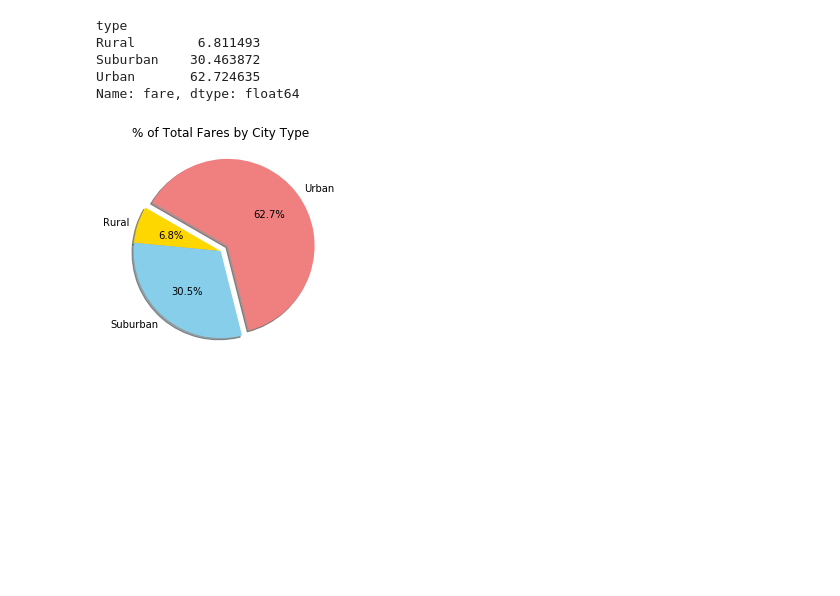
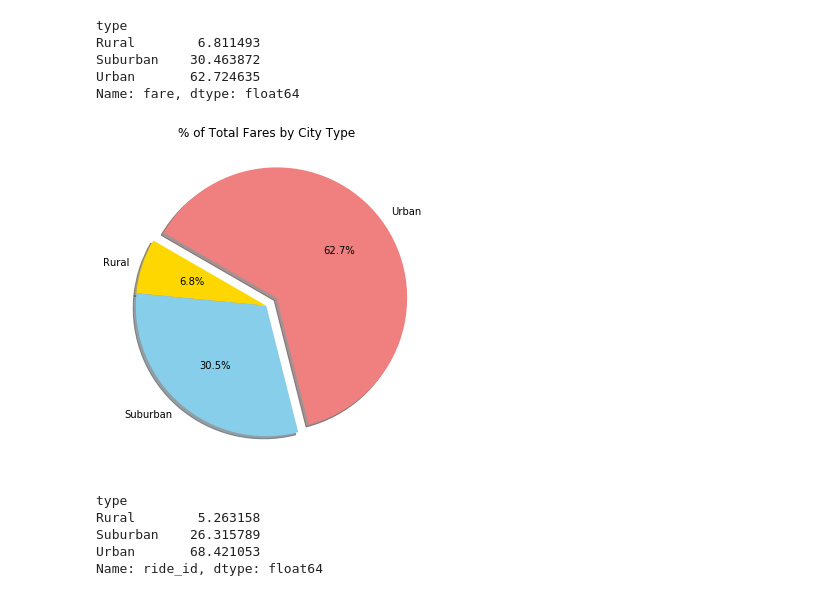
Before and after one commit to chanhodchang/PyBer_Analysis, a Jupyter notebook: PyBer.ipynb, the cells around one changed output. Saved outputs shown, nothing was run; the diff lists cells and outputs as text; code cells hidden in the pictures; blank space fills up the shorter version.

Commit message:
Added pie chart for percent of Total Rides

```diff
--- a/PyBer.ipynb
+++ b/PyBer.ipynb
@@ -653,17 +653,32 @@ Name: fare, dtype: float64
 # %%
 # Import mpl to change the plot configurations using rcParams.
 import matplotlib as mpl
 # Build Pie Chart
 plt.subplots(figsize=(10,6))
-# Build the percentage of fares by city type pie chart.
 plt.pie(type_percents,
        labels=['Rural','Suburban','Urban'],
        colors=['gold','skyblue','lightcoral'],
        explode=[0,0,0.1],
        autopct='%1.1f%%',
        shadow=True,
        startangle=150)
 plt.title('% of Total Fares by City Type')
+# Change the default font size from 10 to 14.
+mpl.rcParams['font.size']=14
+# Save Figure
+plt.savefig('analysis/Fig5.png')
+# Show Figure
 plt.show()
 # %% [output]
-[figure, old version]
+[figure, new version]
+# %%
+type_of_ride=pyber_data.groupby(['type']).count()['ride_id']
+total_ride=pyber_data['ride_id'].count()
+ride_percents=100*type_of_ride/total_ride
+ride_percents
+# %% [output]
+type
+Rural        5.263158
+Suburban    26.315789
+Urban       68.421053
+Name: ride_id, dtype: float64
```
Also changed, not shown: parts of 1 cell of this notebook, 1 other file.
